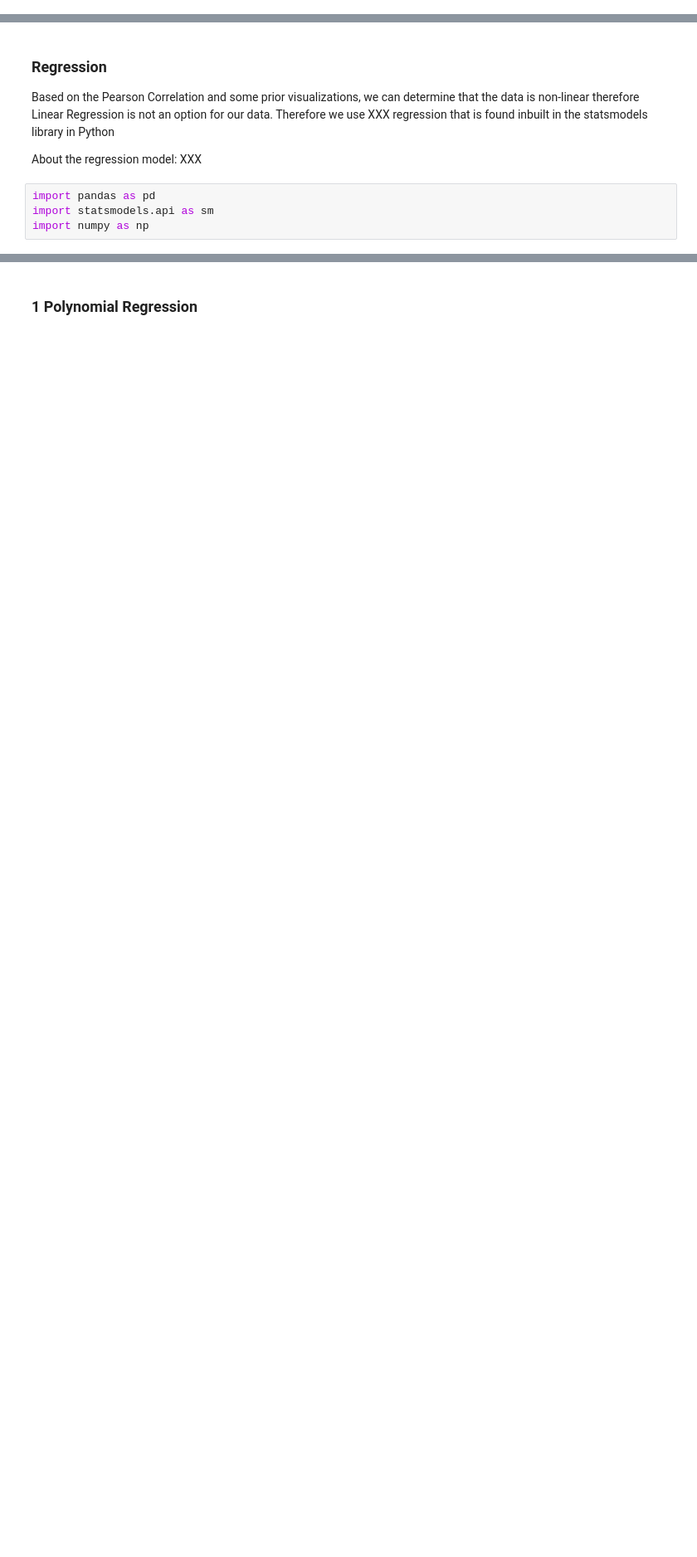
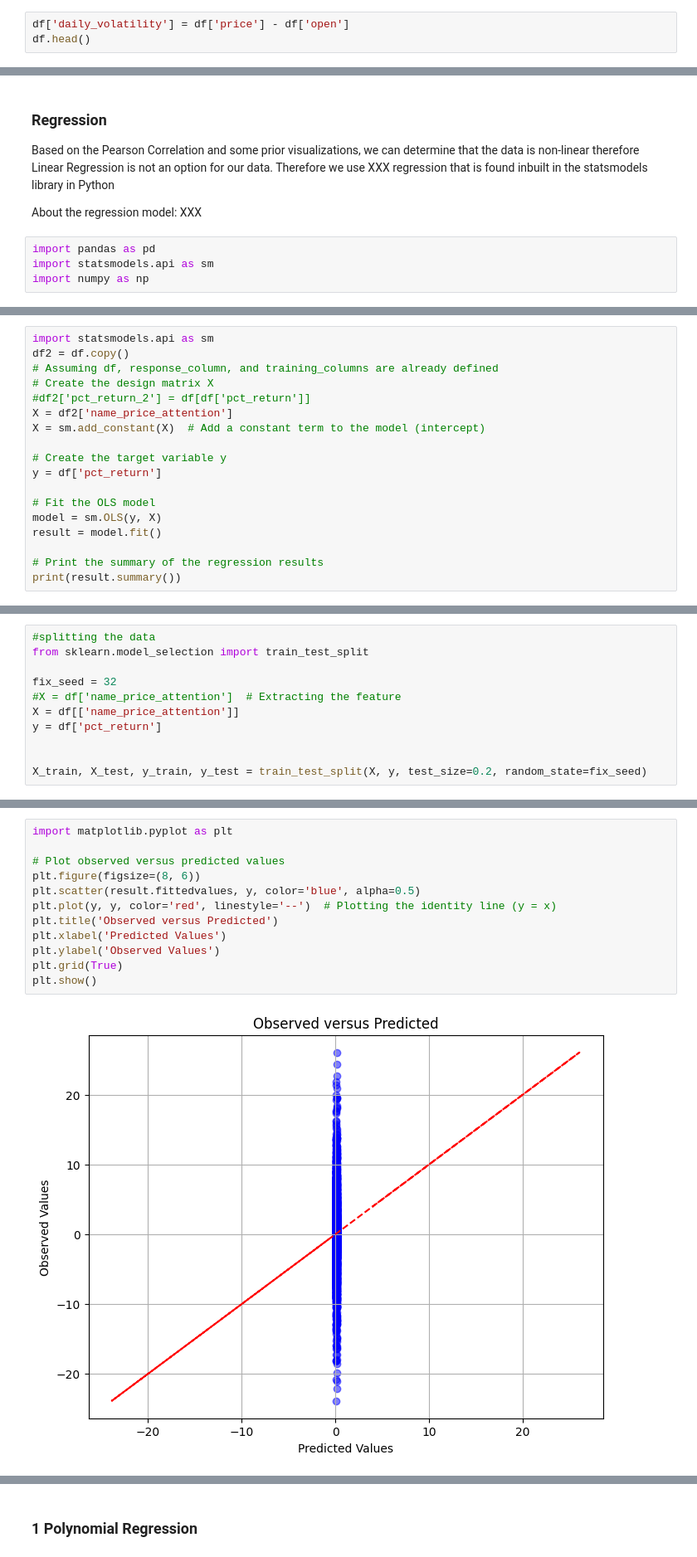
Before and after one commit to senaruetschlin/Investor_Attention, a Jupyter notebook: stats_testing.ipynb, the cells around one changed output, grey strips where cells are left out. Shown: that part at 83% size. Drawn from its saved outputs; the diff is of its cells as text; blank space fills up the shorter version.

```diff
--- a/stats_testing.ipynb
+++ b/stats_testing.ipynb
@@ -0,0 +26,3 @@
+# %%
+df['daily_volatility'] = df['price'] - df['open']
+df.head()
@@ -52,0 +358,18 @@ The summary() function provides detailed statistics about the regression model,
+# %%
+import statsmodels.api as sm
+df2 = df.copy()
+# Assuming df, response_column, and training_columns are already defined
+# Create the design matrix X
+#df2['pct_return_2'] = df[df['pct_return']]
+X = df2['name_price_attention']
+X = sm.add_constant(X)  # Add a constant term to the model (intercept)
+
+# Create the target variable y
+y = df['pct_return']
+
+# Fit the OLS model
+model = sm.OLS(y, X)
+result = model.fit()
+
+# Print the summary of the regression results
+print(result.summary())
@@ -52,0 +438,11 @@ The summary() function provides detailed statistics about the regression model,
+# %%
+#splitting the data
+from sklearn.model_selection import train_test_split
+
+fix_seed = 32
+#X = df['name_price_attention']  # Extracting the feature
+X = df[['name_price_attention']]
+y = df['pct_return']
+
+
+X_train, X_test, y_train, y_test = train_test_split(X, y, test_size=0.2, random_state=fix_seed)
@@ -52,0 +466,14 @@ The summary() function provides detailed statistics about the regression model,
+# %%
+import matplotlib.pyplot as plt
+
+# Plot observed versus predicted values
+plt.figure(figsize=(8, 6))
+plt.scatter(result.fittedvalues, y, color='blue', alpha=0.5)
+plt.plot(y, y, color='red', linestyle='--')  # Plotting the identity line (y = x)
+plt.title('Observed versus Predicted')
+plt.xlabel('Predicted Values')
+plt.ylabel('Observed Values')
+plt.grid(True)
+plt.show()
+# %% [output]
+[figure, added]
```
Also changed, not shown: parts of 58 cells of this notebook, 5 other files.
